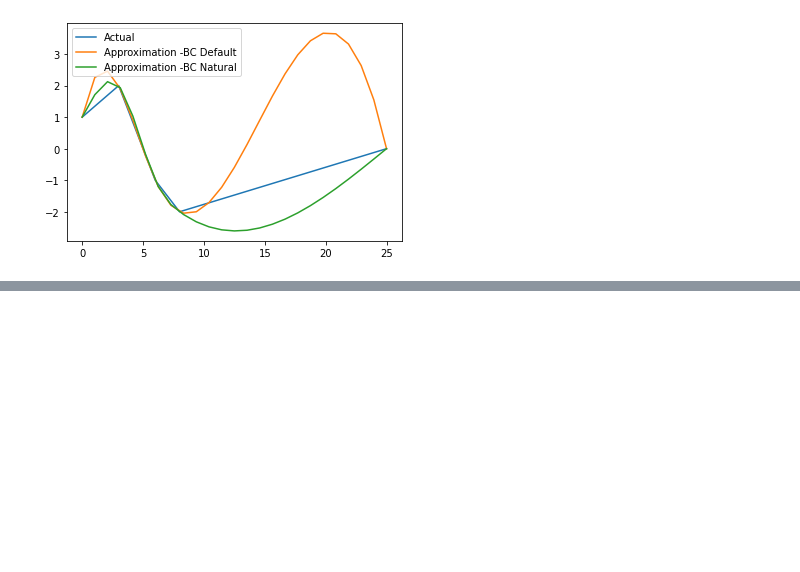
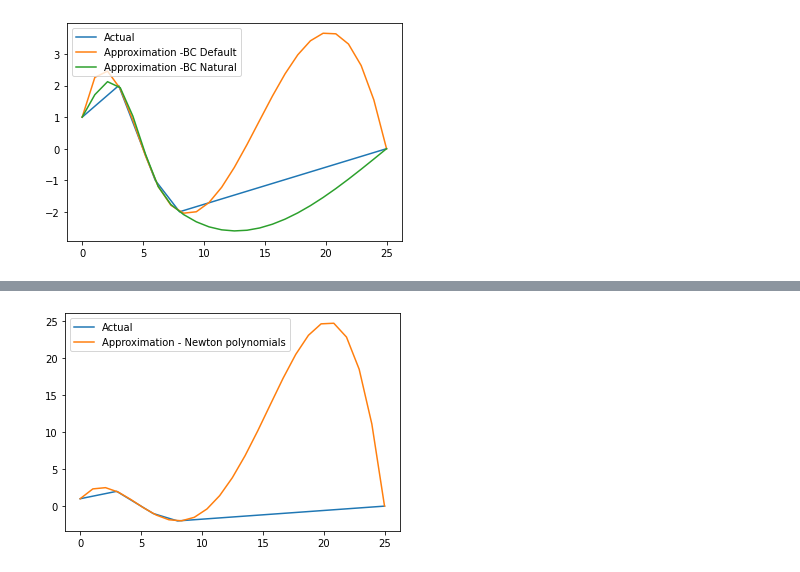
Before and after one commit to drAshcroft/MAT421_Brian, a Jupyter notebook: ModuleB_17.ipynb, the cells around one changed output, grey strips where cells are left out. Saved outputs shown, nothing was run; the diff lists cells and outputs as text; code cells hidden in the pictures; blank space fills up the shorter version.

```diff
--- a/ModuleB_17.ipynb
+++ b/ModuleB_17.ipynb
@@ -34,0 +70,38 @@ plt.show()
+# %%
+def divided_diff(x, y):
+    '''
+    function to calculate the divided
+    differences table
+    '''
+    n = len(y)
+    coef = np.zeros([n, n])
+    # the first column is y
+    coef[:,0] = y
+
+    for j in range(1,n):
+        for i in range(n-j):
+            coef[i][j] =  (coef[i+1][j-1] - coef[i][j-1]) / (x[i+j]-x[i])
+
+    return coef
+
+def newton_poly(coef, x_data, x):
+    '''
+    evaluate the newton polynomial
+    at x
+    '''
+
+    n = len(x_data) - 1
+    p = coef[n]
+    for k in range(1,n+1):
+        p = coef[n-k] + (x -x_data[n-k])*p
+    return p
+# %%
+plt.plot(x,y,label='Actual')
+
+a_s = divided_diff(x, y)[0, :]
+plt.plot(xx,newton_poly(a_s, x, xx),label='Approximation - Newton polynomials')
+
+plt.legend()
+plt.show()
+# %% [output]
+[figure, added]
```
Also changed, not shown: parts of 9 cells of this notebook.
